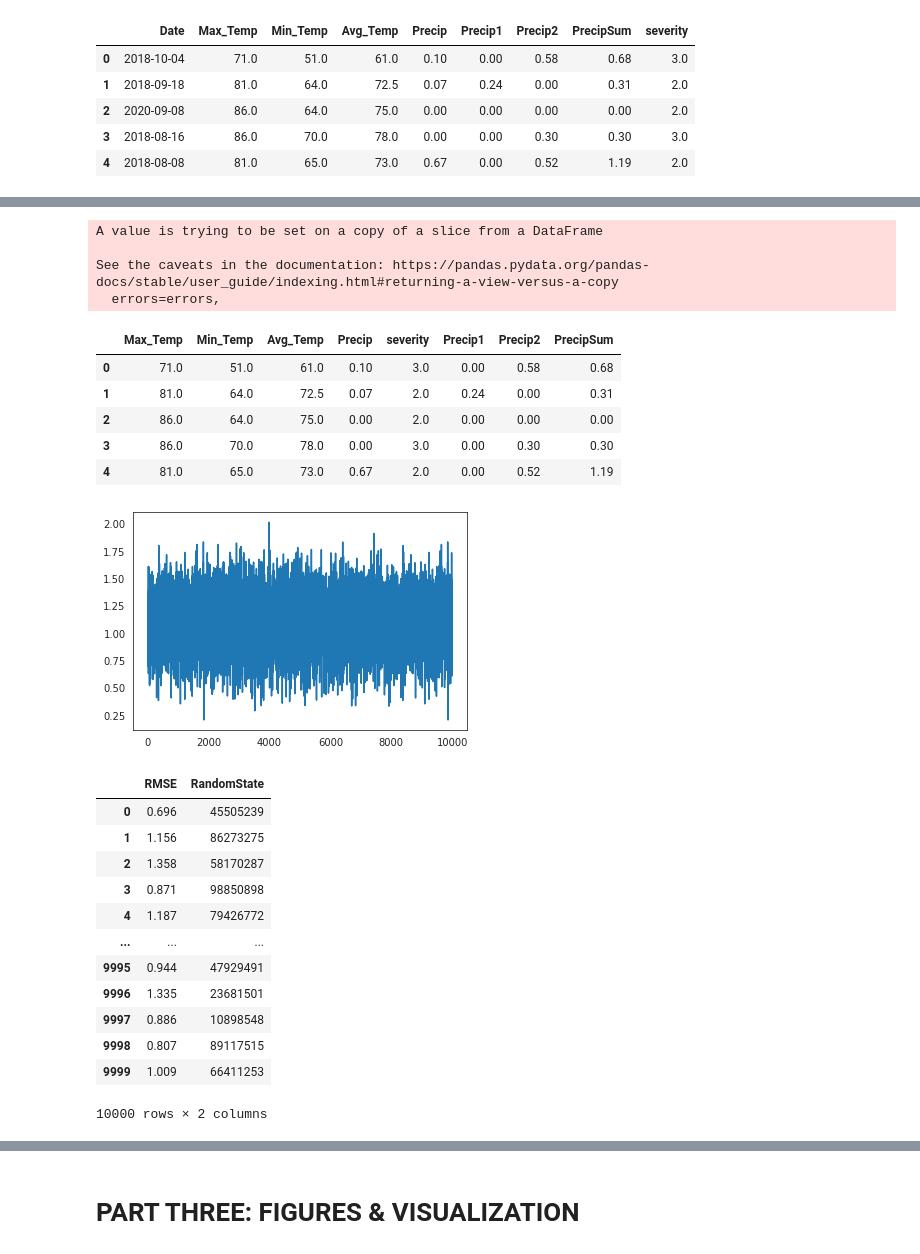
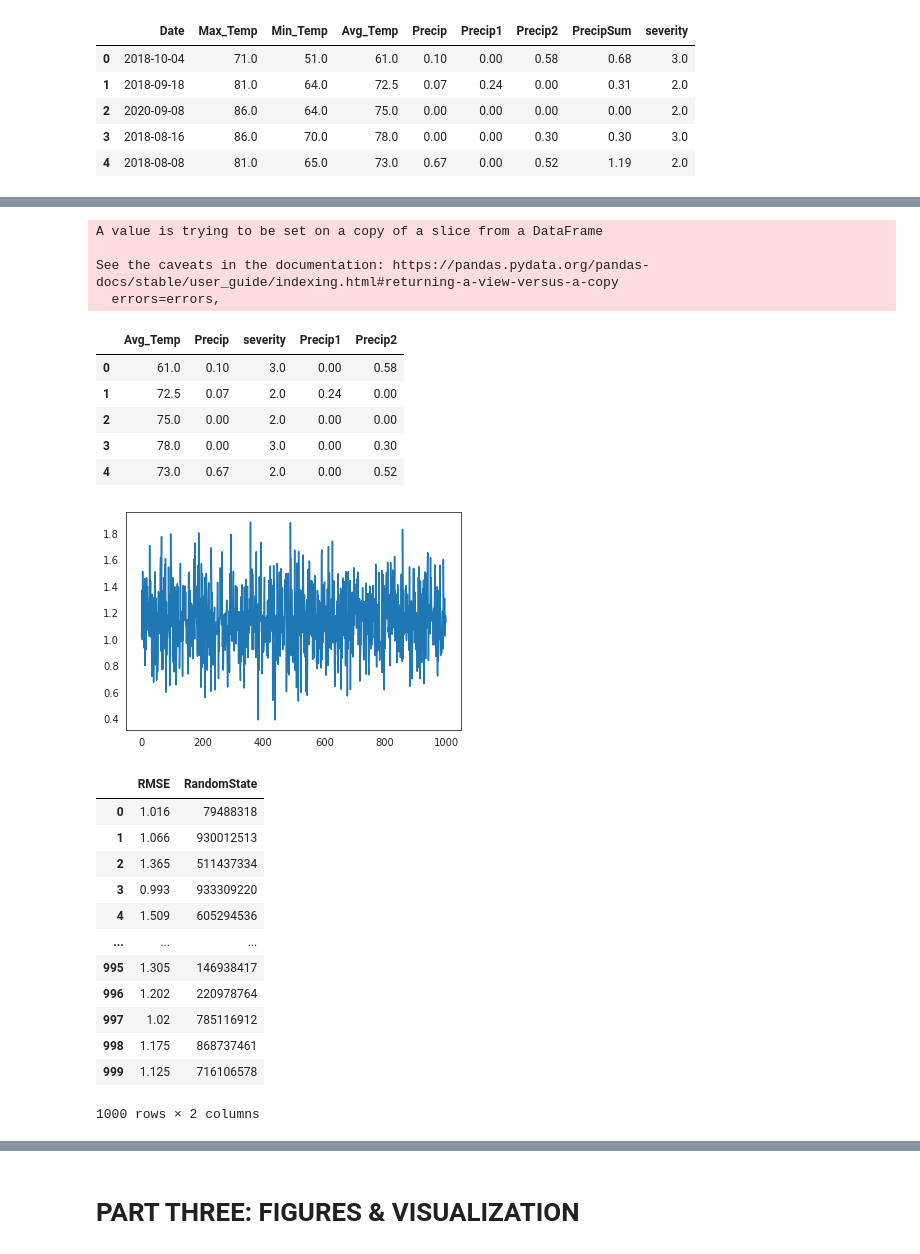
Before and after one commit to ChrisHarvey21/HABs, a Jupyter notebook: HABs.ipynb, the cells around one changed output, grey strips where cells are left out. Cells and saved outputs as stored; diff of their text form; code cells hidden in the pictures.

```diff
--- a/HABs.ipynb
+++ b/HABs.ipynb
@@ -343,19 +341,19 @@ from sklearn.ensemble import RandomForestRegressor # for building the model
 # Reading the data
 #'Max_Temp','Min_Temp','Precip1','Precip2','PrecipSum'
 dataset = final
-dataset.drop(['LAKE_ID','LOCATION_TYPE','HS_HAB_STATUS','Date'], axis=1, inplace=True)
+dataset.drop(['LAKE_ID','LOCATION_TYPE','HS_HAB_STATUS','Date','Max_Temp','Min_Temp','PrecipSum'], axis=1, inplace=True)
 dataset.head()
 # %% [output]
 A value is trying to be set on a copy of a slice from a DataFrame
 
 See the caveats in the documentation: https://pandas.pydata.org/pandas-docs/stable/user_guide/indexing.html#returning-a-view-versus-a-copy
   errors=errors,
-|  | Max_Temp | Min_Temp | Avg_Temp | Precip | severity | Precip1 | Precip2 | PrecipSum |
-| 0 | 71.0 | 51.0 | 61.0 | 0.10 | 3.0 | 0.00 | 0.58 | 0.68 |
-| 1 | 81.0 | 64.0 | 72.5 | 0.07 | 2.0 | 0.24 | 0.00 | 0.31 |
-| 2 | 86.0 | 64.0 | 75.0 | 0.00 | 2.0 | 0.00 | 0.00 | 0.00 |
-| 3 | 86.0 | 70.0 | 78.0 | 0.00 | 3.0 | 0.00 | 0.30 | 0.30 |
-| 4 | 81.0 | 65.0 | 73.0 | 0.67 | 2.0 | 0.00 | 0.52 | 1.19 |
+|  | Avg_Temp | Precip | severity | Precip1 | Precip2 |
+| 0 | 61.0 | 0.10 | 3.0 | 0.00 | 0.58 |
+| 1 | 72.5 | 0.07 | 2.0 | 0.24 | 0.00 |
+| 2 | 75.0 | 0.00 | 2.0 | 0.00 | 0.00 |
+| 3 | 78.0 | 0.00 | 3.0 | 0.00 | 0.30 |
+| 4 | 73.0 | 0.67 | 2.0 | 0.00 | 0.52 |
 # %%
 #Create features vs target
 import pandas as pd
@@ -364,53 +362,53 @@ from random import randint
 
 #create the data frame
 df = pd.DataFrame(columns=['RMSE','RandomState'])
-for i in range(10000):
-  A = randint(0,100000000)
+for i in range(1000):
+  A = randint(0,999999999)
   random.seed(A)
   x = dataset.drop('severity', axis = 1) # Features
   y = dataset['severity']  # Target
 
 # Splitting into training and testing (80/20)
   x_train, x_test, y_train, y_test = train_test_split(x, y, test_size = 0.2, random_state=A)
 
 # Random Forest Regression with 10 decision trees
   random.seed(A)
   model = RandomForestRegressor(n_estimators = 10, random_state=A)
 
 # Fitting the Random Forest Regression model to the data
   model.fit(x_train, y_train)
 
 # Predicting the target values of the test set
   y_pred = model.predict(x_test)
 
 # RMSE (Root Mean Square Error)
   rmse = float(format(np.sqrt(mean_squared_error(y_test, y_pred)),'.3f'))
   df.loc[i, ['RMSE']] = rmse
   random.seed(A)
   df.loc[i, ['RandomState']] = A
 
 #Plot results
 import pandas as pd
 import matplotlib.pyplot as plt
 df = pd.DataFrame(df)
 df['RMSE'].plot()
 plt.show()
 df
 # %% [output]
-[figure, old version]
+[figure, new version]
 |  | RMSE | RandomState |
-| 0 | 0.696 | 45505239 |
-| 1 | 1.156 | 86273275 |
-| 2 | 1.358 | 58170287 |
-| 3 | 0.871 | 98850898 |
-| 4 | 1.187 | 79426772 |
+| 0 | 1.016 | 79488318 |
+| 1 | 1.066 | 930012513 |
+| 2 | 1.365 | 511437334 |
+| 3 | 0.993 | 933309220 |
+| 4 | 1.509 | 605294536 |
 | ... | ... | ... |
-| 9995 | 0.944 | 47929491 |
-| 9996 | 1.335 | 23681501 |
-| 9997 | 0.886 | 10898548 |
-| 9998 | 0.807 | 89117515 |
-| 9999 | 1.009 | 66411253 |
+| 995 | 1.305 | 146938417 |
+| 996 | 1.202 | 220978764 |
+| 997 | 1.02 | 785116912 |
+| 998 | 1.175 | 868737461 |
+| 999 | 1.125 | 716106578 |
-10000 rows × 2 columns
+1000 rows × 2 columns
 # %%
 #A rule of thumb is that an RMSE of .2 to .5 shows that the model predicts accurately
 print('Mean', df.mean())
```
Also changed, not shown: parts of 7 cells of this notebook.
